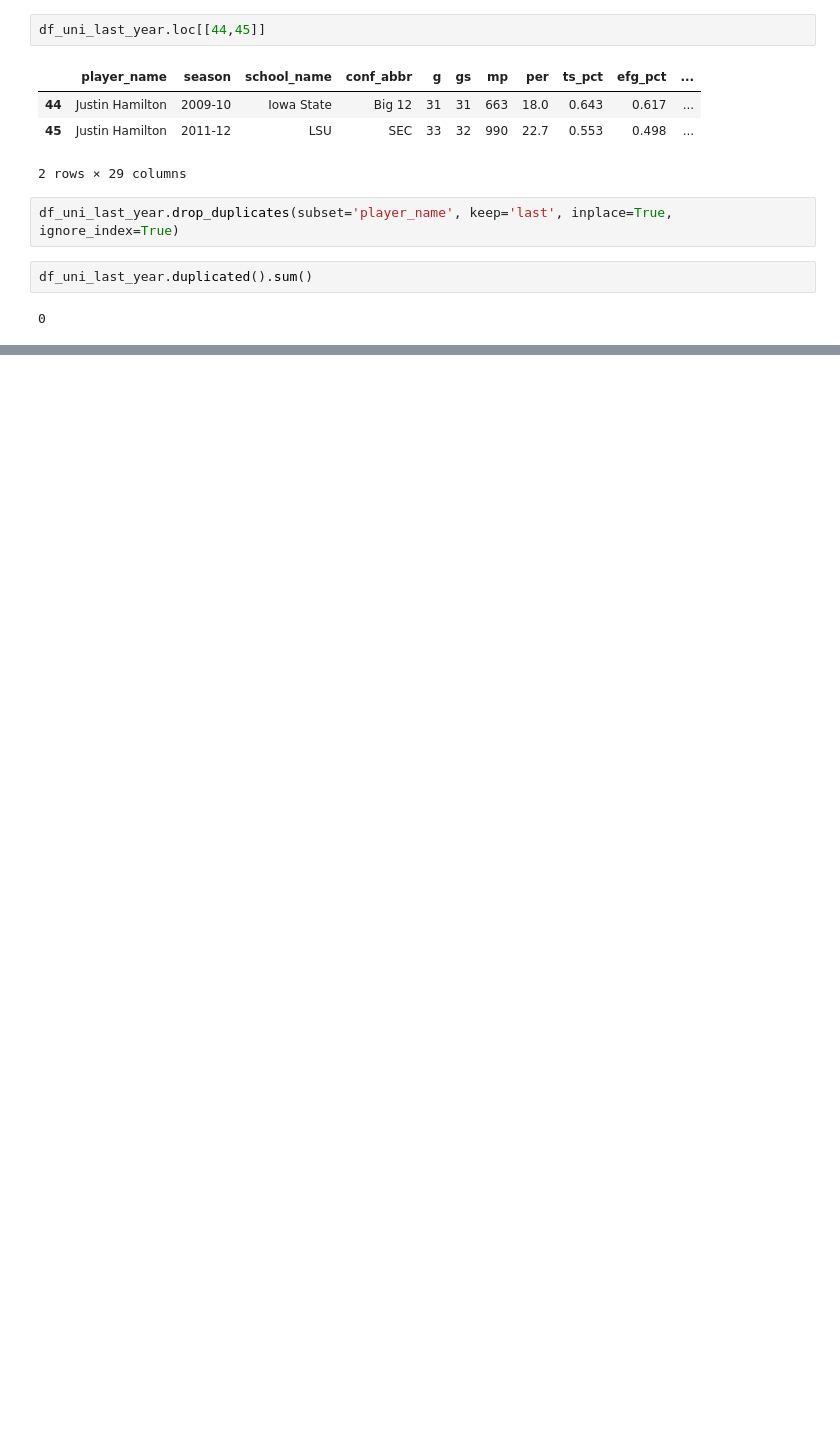
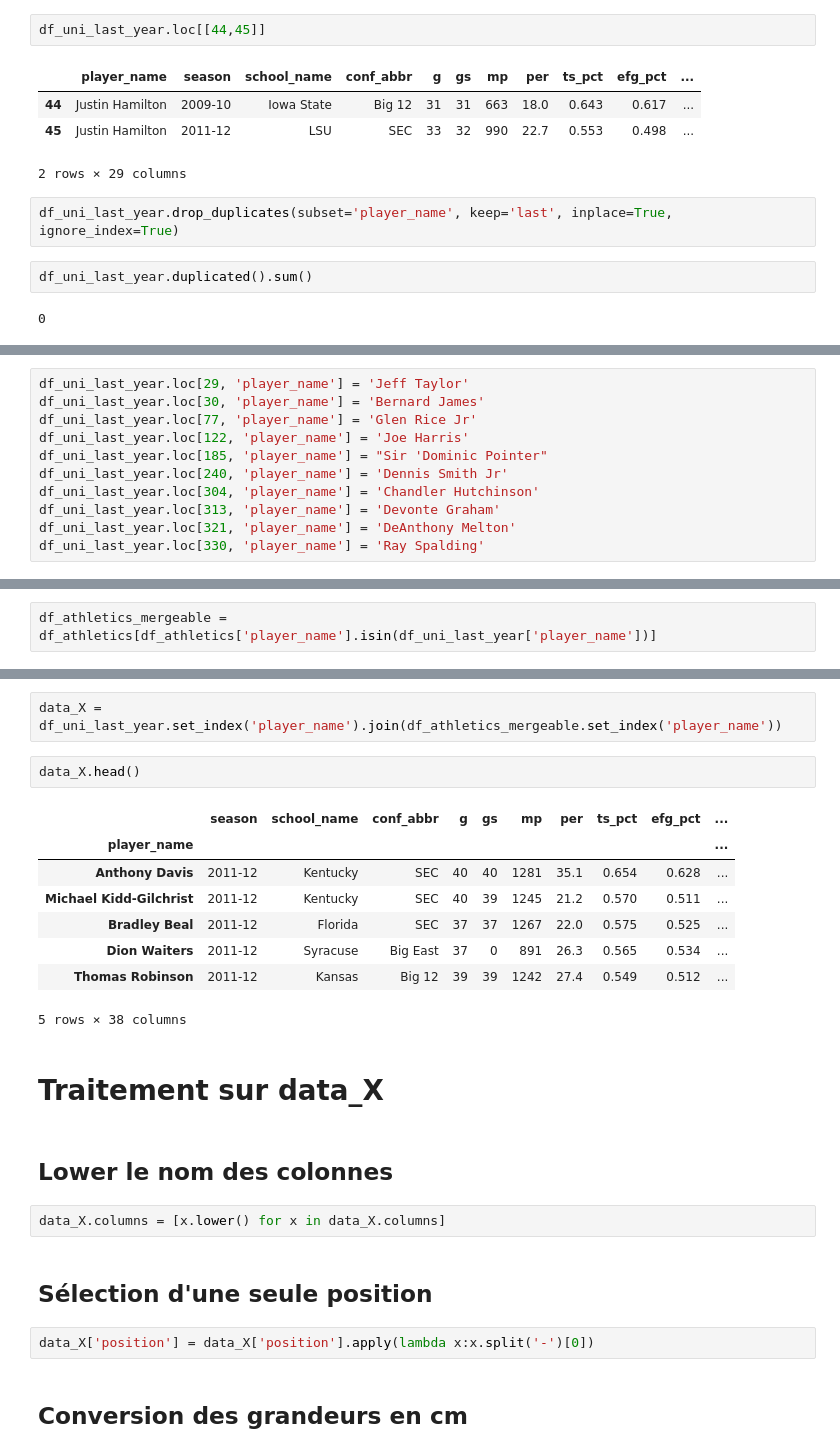
Before and after one commit to olivierpavee/nba_forecast, a Jupyter notebook: notebooks/bboinier_X.ipynb, the cells around one changed output, grey strips where cells are left out. Cells and saved outputs as stored; diff of their text form; blank space fills up the shorter version.

```diff
--- a/notebooks/bboinier_X.ipynb
+++ b/notebooks/bboinier_X.ipynb
@@ -399,0 +443,11 @@ df_uni_last_year.duplicated().sum()
+# %%
+df_uni_last_year.loc[29, 'player_name'] = 'Jeff Taylor'
+df_uni_last_year.loc[30, 'player_name'] = 'Bernard James'
+df_uni_last_year.loc[77, 'player_name'] = 'Glen Rice Jr'
+df_uni_last_year.loc[122, 'player_name'] = 'Joe Harris'
+df_uni_last_year.loc[185, 'player_name'] = "Sir 'Dominic Pointer"
+df_uni_last_year.loc[240, 'player_name'] = 'Dennis Smith Jr'
+df_uni_last_year.loc[304, 'player_name'] = 'Chandler Hutchinson'
+df_uni_last_year.loc[313, 'player_name'] = 'Devonte Graham'
+df_uni_last_year.loc[321, 'player_name'] = 'DeAnthony Melton'
+df_uni_last_year.loc[330, 'player_name'] = 'Ray Spalding'
@@ -399,0 +458,2 @@ df_uni_last_year.duplicated().sum()
+# %%
+df_athletics_mergeable = df_athletics[df_athletics['player_name'].isin(df_uni_last_year['player_name'])]
@@ -399,0 +472,25 @@ df_uni_last_year.duplicated().sum()
+# %%
+data_X = df_uni_last_year.set_index('player_name').join(df_athletics_mergeable.set_index('player_name'))
+# %%
+data_X.head()
+# %% [output]
+|  | season | school_name | conf_abbr | g | gs | mp | per | ts_pct | efg_pct | ... |
+| player_name |  |  |  |  |  |  |  |  |  | ... |
+| Anthony Davis | 2011-12 | Kentucky | SEC | 40 | 40 | 1281 | 35.1 | 0.654 | 0.628 | ... |
+| Michael Kidd-Gilchrist | 2011-12 | Kentucky | SEC | 40 | 39 | 1245 | 21.2 | 0.570 | 0.511 | ... |
+| Bradley Beal | 2011-12 | Florida | SEC | 37 | 37 | 1267 | 22.0 | 0.575 | 0.525 | ... |
+| Dion Waiters | 2011-12 | Syracuse | Big East | 37 | 0 | 891 | 26.3 | 0.565 | 0.534 | ... |
+| Thomas Robinson | 2011-12 | Kansas | Big 12 | 39 | 39 | 1242 | 27.4 | 0.549 | 0.512 | ... |
+5 rows × 38 columns
+# %% [markdown]
+# Traitement sur data_X
+# %% [markdown]
+## Lower le nom des colonnes
+# %%
+data_X.columns = [x.lower() for x in data_X.columns]
+# %% [markdown]
+## Sélection d'une seule position
+# %%
+data_X['position'] = data_X['position'].apply(lambda x:x.split('-')[0])
+# %% [markdown]
+## Conversion des grandeurs en cm
```
Also changed, not shown: parts of 31 cells of this notebook.
